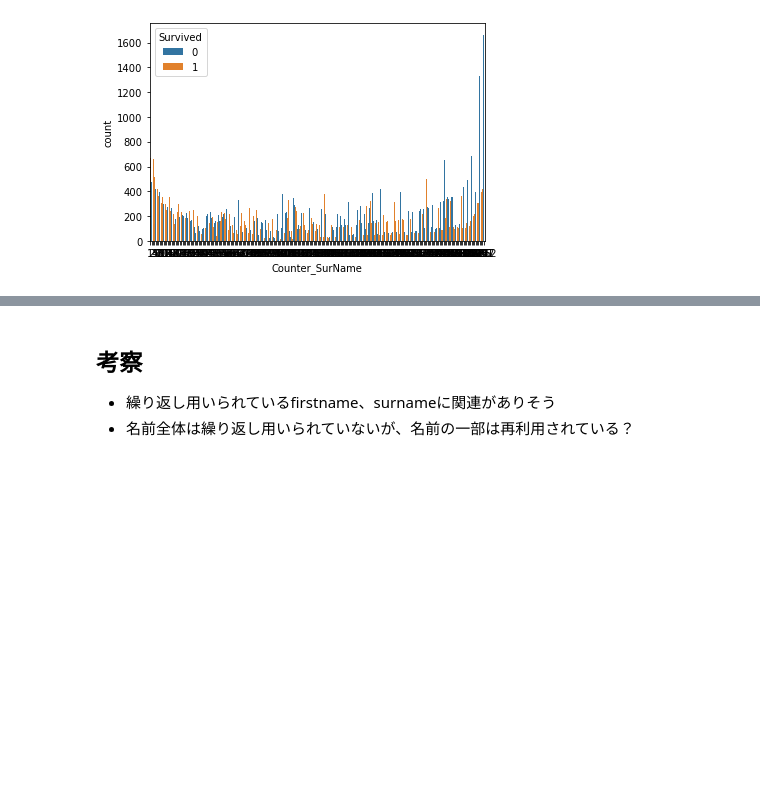
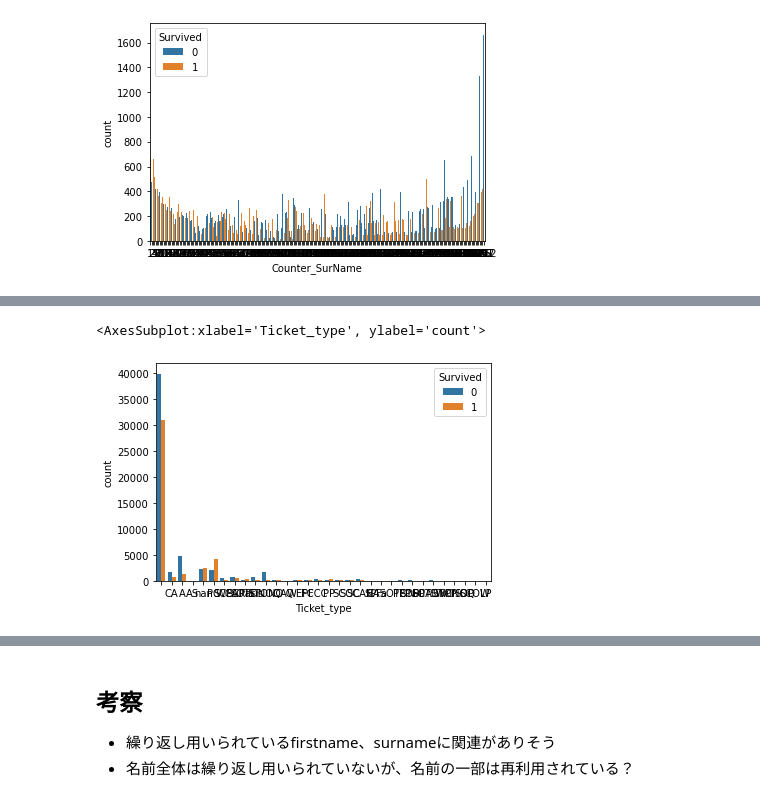
Before and after one commit to kitakou0313/titanic, a Jupyter notebook: tabular/eda.ipynb, the cells around one changed output, grey strips where cells are left out. Saved outputs shown, nothing was run; the diff lists cells and outputs as text; code cells hidden in the pictures; blank space fills up the shorter version.

```diff
--- a/tabular/eda.ipynb
+++ b/tabular/eda.ipynb
@@ -159,6 +159,6 @@ sns.countplot(x="Counter_SurName", hue="Survived", data=train)
 <AxesSubplot:xlabel='Counter_SurName', ylabel='count'>
 [figure]
 # %%
-train.Ticket = train.Ticket.map(lambda x:str(x).split()[0] if len(str(x).split()) > 1 else np.nan)
-train['Counter_Ticket'] = train["Ticket"].map(train.groupby("Ticket")['PassengerId'].count().to_dict())
-sns.countplot(x="Counter_Ticket", hue="Survived", data=train)
+# train.Ticket = train.Ticket.map(lambda x:str(x).split()[0] if len(str(x).split()) > 1 else np.nan)
+# train['Counter_Ticket'] = train["Ticket"].map(train.groupby("Ticket")['PassengerId'].count().to_dict())
+# sns.countplot(x="Counter_Ticket", hue="Survived", data=train)
@@ -173,4 +167,4 @@ sns.countplot(x="Ticket", hue="Survived", data=train)
 # %%
-train.Cabin = train.Cabin.map(lambda x:str(x).split()[0])
-train['Counter_Cabin'] = train["Cabin"].map(train.groupby("Cabin")['PassengerId'].count().to_dict())
-sns.countplot(x="Counter_Cabin", hue="Survived", data=train)
+# train.Cabin = train.Cabin.map(lambda x:str(x).split()[0])
+# train['Counter_Cabin'] = train["Cabin"].map(train.groupby("Cabin")['PassengerId'].count().to_dict())
+# sns.countplot(x="Counter_Cabin", hue="Survived", data=train)
@@ -194 +185,20 @@ train["Cabin"]
 Name: Cabin, Length: 100000, dtype: object
+# %%
+def convertTextToStrAndNumeric(feature):
+    """
+    与えられた特徴を文字列と数字部分に分割
+    """
+    string = ""
+    numeric = ""
+    feature = str(feature).replace(".", "").replace("/", "").replace(" ", "")
+    for char in feature:
+        if char.isnumeric():
+            numeric += char
+        else:
+            string += char
+    return string, numeric
+# %%
+train["Ticket_type"] = train["Ticket"].map(lambda x: convertTextToStrAndNumeric(x)[0])
+train["Ticket_number"] = train["Ticket"].map(lambda x: convertTextToStrAndNumeric(x)[1])
+
+train[["Ticket_type", "Ticket_number"]]
@@ -194,0 +219,5 @@ Name: Cabin, Length: 100000, dtype: object
+# %%
+sns.countplot(x="Ticket_type", hue="Survived", data=train)
+# %% [output]
+<AxesSubplot:xlabel='Ticket_type', ylabel='count'>
+[figure, added]
```
Also changed, not shown: parts of 8 cells of this notebook.
